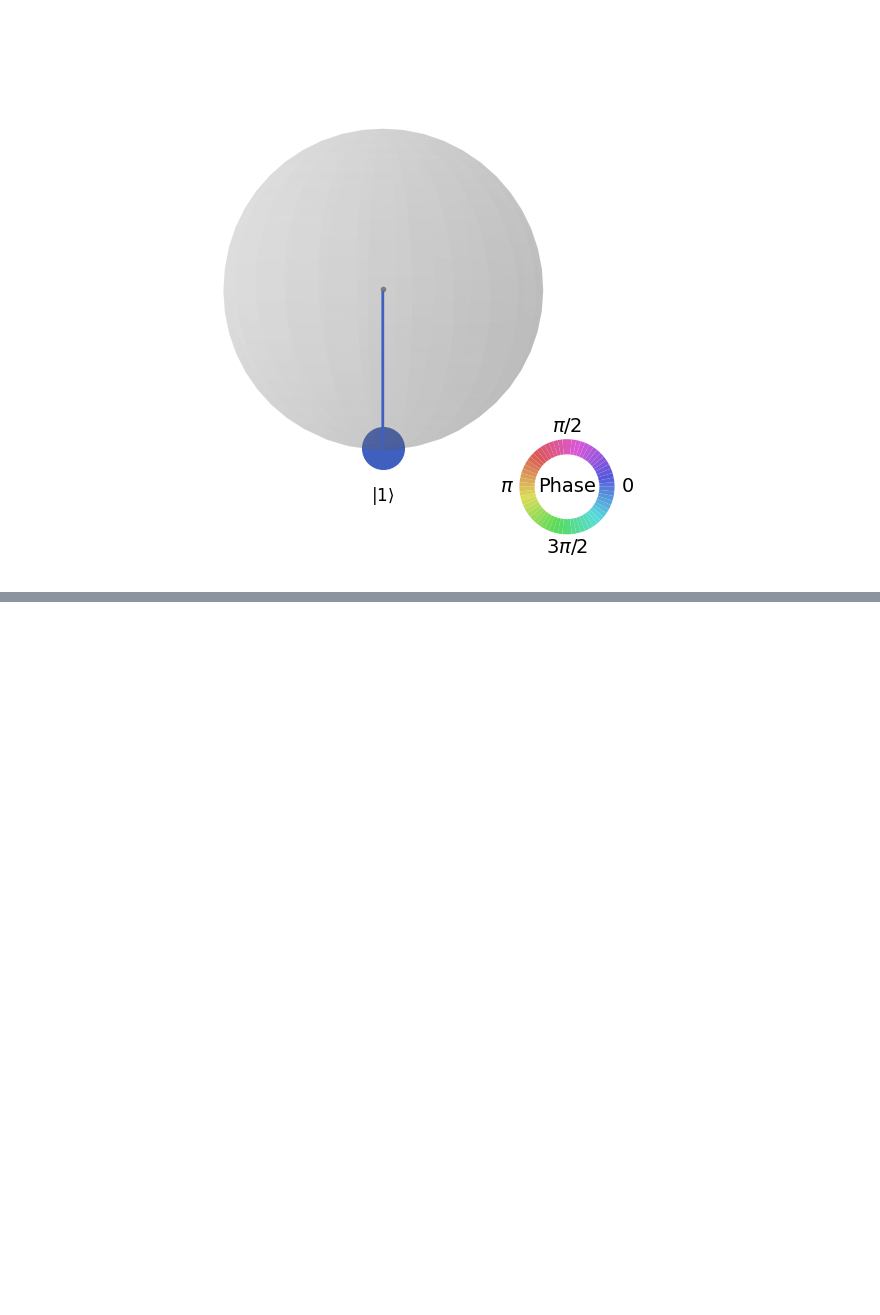
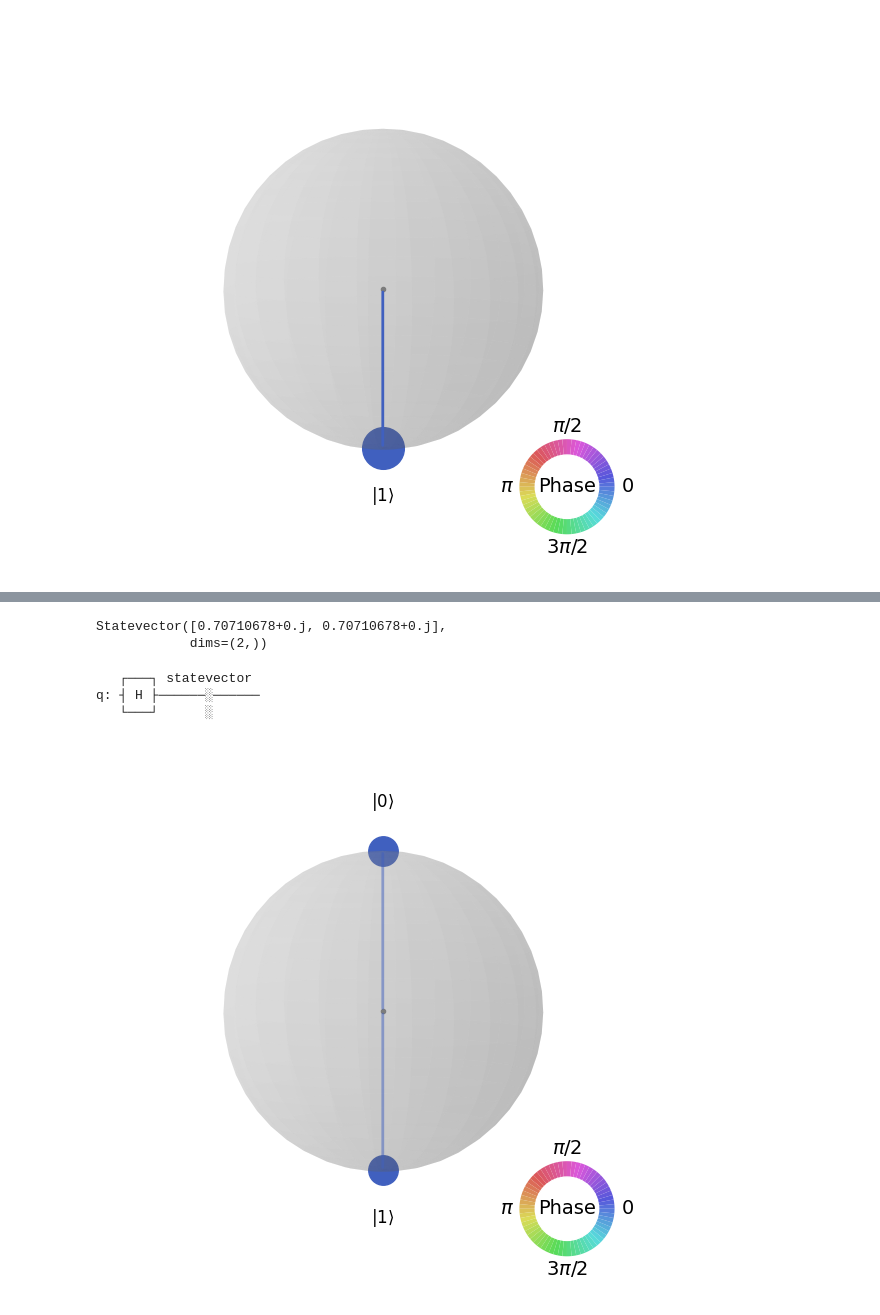
Before and after one commit to dipankardas011/Quantum-Coding, a Jupyter notebook: quantum-gates.ipynb, the cells around one changed output, grey strips where cells are left out. Cells and saved outputs as stored; diff of their text form; code cells hidden in the pictures; blank space fills up the shorter version.

```diff
--- a/quantum-gates.ipynb
+++ b/quantum-gates.ipynb
@@ -71,0 +77,20 @@ qsphere
+# %%
+qc = QuantumCircuit(1)
+qc.h(0)
+qc.save_statevector()
+res, img, qsphere = execute_circuit_qsphere(qc)
+# %%
+res
+# %% [output]
+Statevector([0.70710678+0.j, 0.70710678+0.j],
+            dims=(2,))
+# %%
+img
+# %% [output]
+   ┌───┐ statevector
+q: ┤ H ├──────░──────
+   └───┘      ░
+# %%
+qsphere
+# %% [output]
+[figure, added]
```
Also changed, not shown: parts of 1 cell of this notebook.
